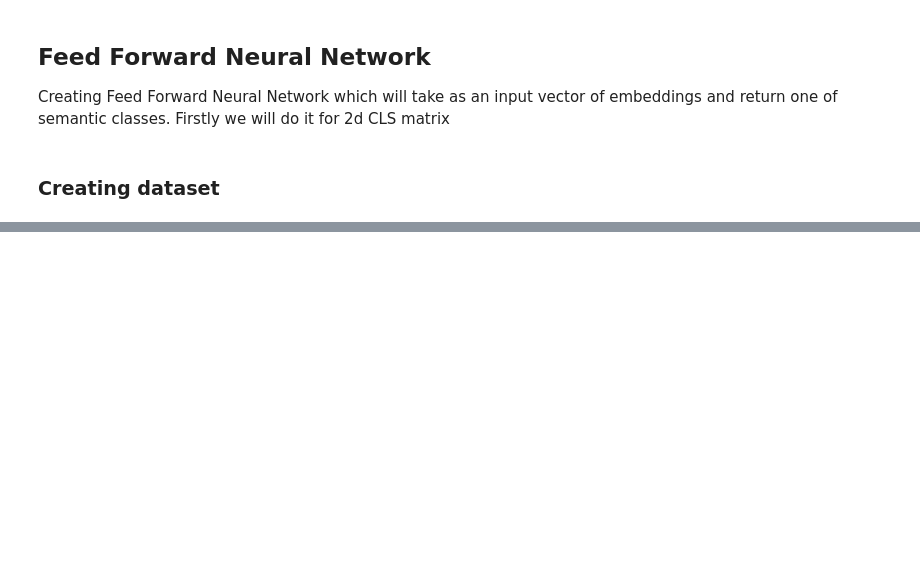
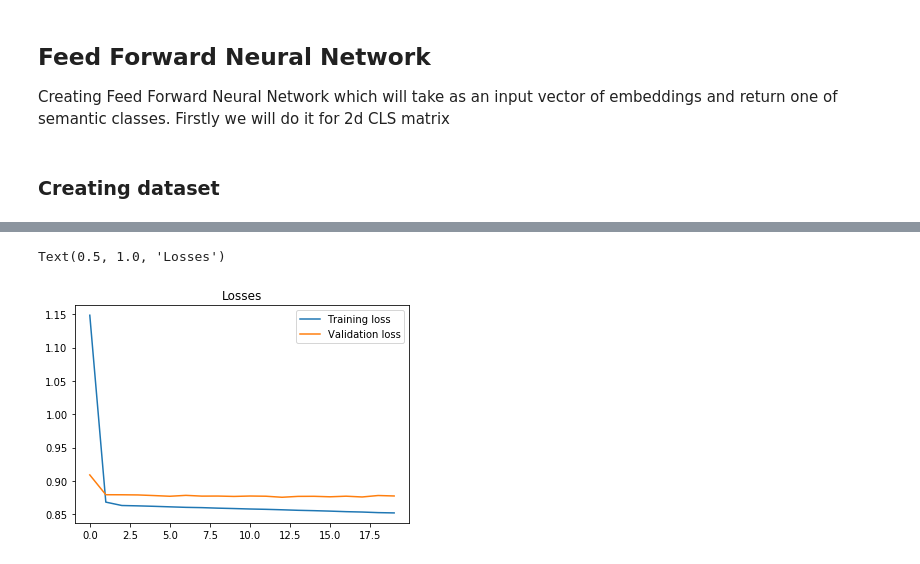
Before and after one commit to Fejcvk/data-mining, a Jupyter notebook: src/notebookes/bert_poc.ipynb, the cells around one changed output, grey strips where cells are left out. Saved outputs shown, nothing was run; the diff lists cells and outputs as text; code cells hidden in the pictures; blank space fills up the shorter version.

```diff
--- a/src/notebookes/bert_poc.ipynb
+++ b/src/notebookes/bert_poc.ipynb
@@ -236,4 +254,4 @@ NameError: ignored
 # %%
-batch_size = int(train_features.shape[0] / 100)
-n_iters = batch_size * 100
-epochs = int(n_iters / (len(train_features) / batch_size))
+batch_size = int(train_features.shape[0] / 10)
+epochs = 20
+batch_size
@@ -259,6 +290,6 @@ class FeedforwardNeuralNetModel(nn.Module):
 # %%
-input_dim = 60000
-hidden_dim = 100
+input_dim = 768
+hidden_dim = 256
 output_dim = len(labels)
 
 input_dim
@@ -267,4 +298,4 @@ input_dim
 # %%
 ffnn = FeedforwardNeuralNetModel(input_dim, hidden_dim, output_dim)
 # %%
-loss_fn = nn.BCELoss()
+loss_fn = nn.CrossEntropyLoss()
@@ -271,5 +323,5 @@ loss_fn = nn.BCELoss()
 # %%
-learning_rate = 0.1
+learning_rate = 0.05
 optimizer = torch.optim.SGD(ffnn.parameters(), lr=learning_rate)
 # %%
 def generate_batch_data(x, y, batch_size):
@@ -316,0 +373,12 @@ ValueError: ignored
+# %%
+%matplotlib inline
+import matplotlib
+import matplotlib.pyplot as plt
+
+plt.plot(train_losses, label="Training loss")
+plt.plot(val_losses, label="Validation loss")
+plt.legend()
+plt.title("Losses")
+# %% [output]
+Text(0.5, 1.0, 'Losses')
+[figure, added]
```
Also changed, not shown: parts of 32 cells of this notebook.
